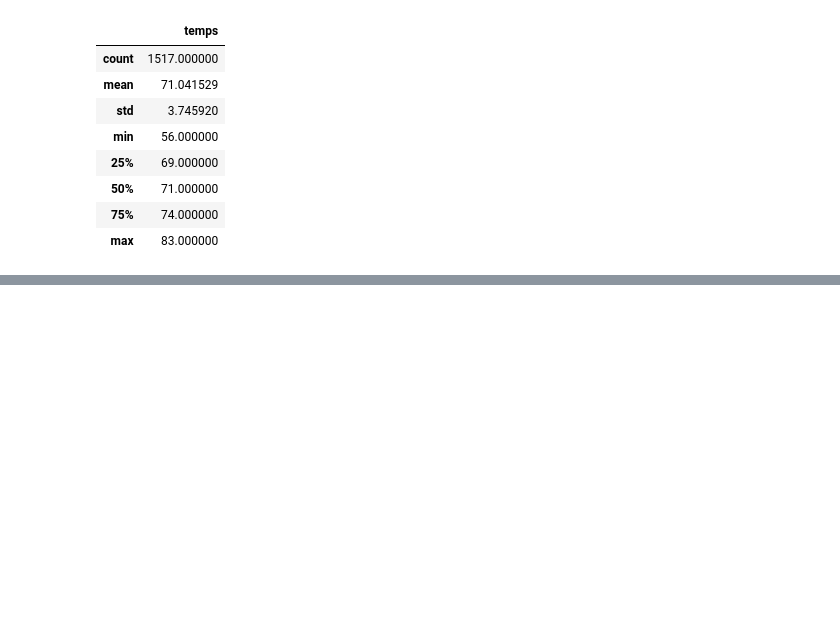
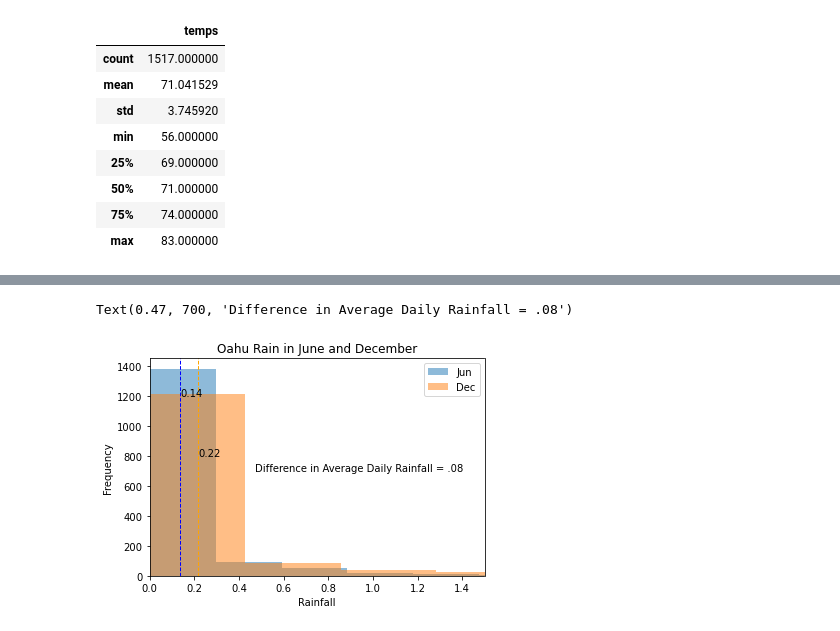
Before and after one commit to jzebker/surfs_up, a Jupyter notebook: SurfsUp_Challenge.ipynb, the cells around one changed output, grey strips where cells are left out. Drawn from its saved outputs; the diff is of its cells as text; code cells hidden in the pictures; blank space fills up the shorter version.

```diff
--- a/SurfsUp_Challenge.ipynb
+++ b/SurfsUp_Challenge.ipynb
@@ -83,0 +94,4 @@ df.describe()
+# %%
+results = session.query(Measurement.date, Measurement.prcp).filter(extract('month', Measurement.date) == '12').all()
+raindecdf = pd.DataFrame(results, columns=['date','prcp'])
+raindecdf['prcp']
@@ -83,0 +111,17 @@ df.describe()
+# %%
+results = session.query(Measurement.date, Measurement.prcp).filter(extract('month', Measurement.date) == '06').all()
+rainjundf = pd.DataFrame(results, columns=['date','prcp'])
+# %%
+# I DO NOT KNOW IF RAINFALL IS IN INCHES, CM, OR SOMETHING ELSE
+ax = rainjundf.plot.hist(bins=15,alpha=.5)
+raindecdf.plot.hist(bins=15,alpha=.5,ax=ax)
+ax.legend(['Jun','Dec'],)
+ax.set(title='Oahu Rain in June and December',xlabel='Rainfall',xlim=(0,1.5))
+ax.axvline(x=rainjundf['prcp'].mean(), color='blue', linestyle='dashed', linewidth=1)
+plt.text(rainjundf['prcp'].mean(),1200,round(rainjundf['prcp'].mean(),2))
+ax.axvline(x=raindecdf['prcp'].mean(), color='orange', linestyle='dashed', linewidth=1)
+plt.text(raindecdf['prcp'].mean(),800,round(raindecdf['prcp'].mean(),2))
+plt.text(.47,700,"Difference in Average Daily Rainfall = .08")
+# %% [output]
+Text(0.47, 700, 'Difference in Average Daily Rainfall = .08')
+[figure, added]
```
Also changed, not shown: parts of 15 cells of this notebook, 5 other files.
